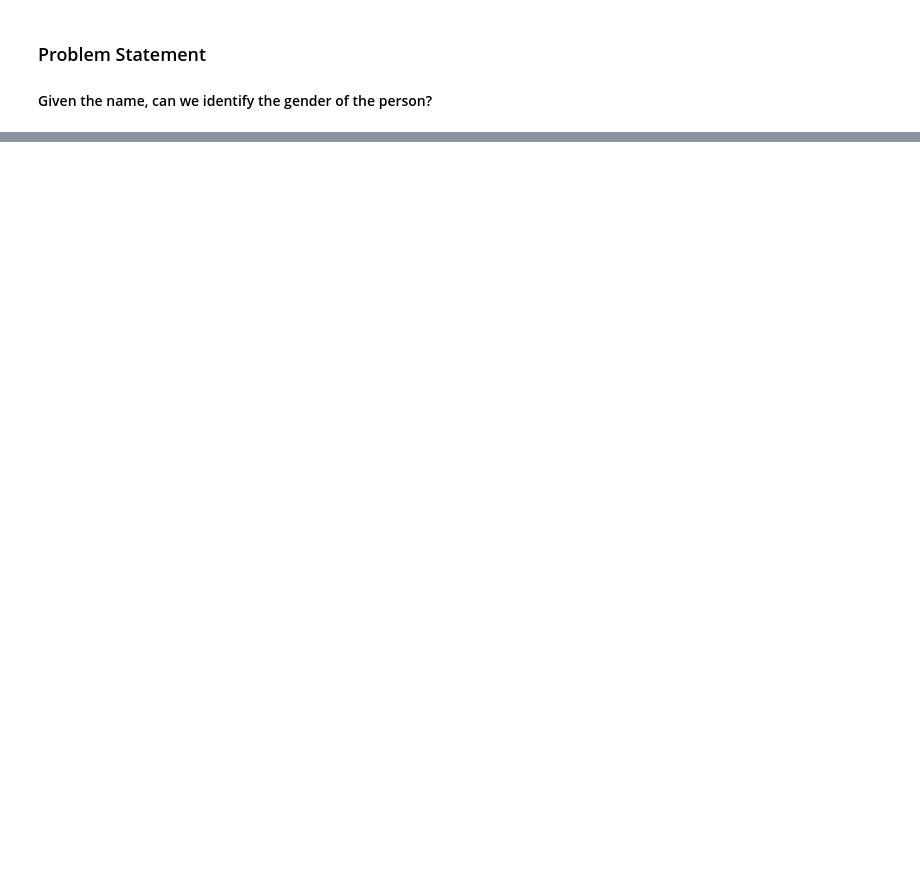
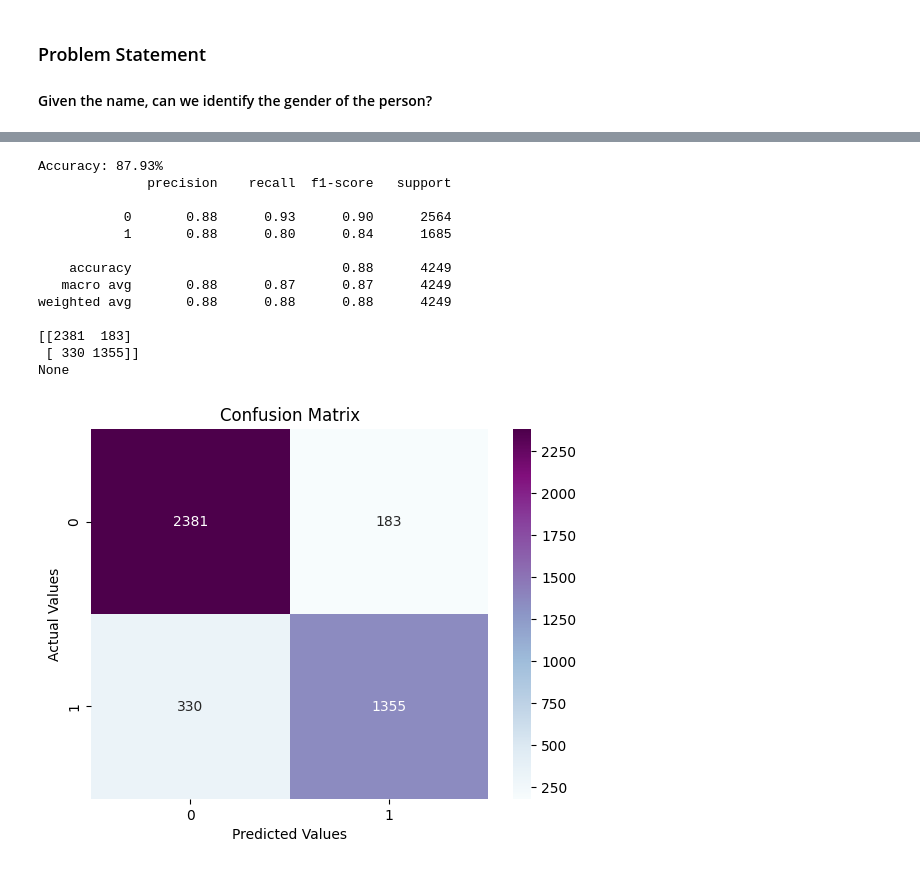
Before and after one commit to Neshmwaniki/Customers-Name-Gender-Classification, a Jupyter notebook: Gender Identification- Name based.ipynb, the cells around one changed output, grey strips where cells are left out. Saved outputs shown, nothing was run; the diff lists cells and outputs as text; code cells hidden in the pictures; blank space fills up the shorter version.

```diff
--- a/Gender Identification- Name based.ipynb
+++ b/Gender Identification- Name based.ipynb
@@ -236,6 +337,14 @@ from sklearn.naive_bayes import MultinomialNB
 NB_model = MultinomialNB()
 NB_model.fit(x_train, y_train)
 NB_y_pred = NB_model.predict(x_test)
+# %%
+## random forest
+from sklearn.ensemble import RandomForestClassifier
+
+# Create a Random Forest model
+RF_model = RandomForestClassifier(random_state=42)
+RF_model.fit(x_train, y_train)
+RF_y_pred = RF_model.predict(x_test)
 # %%
 ## K Nearest Neighbors
 from sklearn.neighbors import KNeighborsClassifier
@@ -265,6 +374,6 @@ XGB_y_pred = XGB_model.predict(x_test)
 # %%
 ## preview prediction output
 
-XGB_y_pred = XGB_y_pred.tolist()
-df_predictions = pd.DataFrame({'Cleaned Name': dt.loc[range(len(x_test)), 'Cleaned Name'], 'Predicted_Gender': encoder.inverse_transform(XGB_y_pred)})
+RF_y_pred = RF_y_pred.tolist()
+df_predictions = pd.DataFrame({'Cleaned Name': dt.loc[range(len(x_test)), 'Cleaned Name'], 'Predicted_Gender': encoder.inverse_transform(RF_y_pred)})
 df_predictions.head()
@@ -302,3 +450,27 @@ print(cmatrix(NB_model))
+# %%
+# for random forest
+accuracy = metrics.accuracy_score(RF_y_pred,y_test)
+
+print("Accuracy: %.2f%%" % (accuracy*100))
+
+print(metrics.classification_report(y_test,RF_y_pred))
+
+print(cmatrix(RF_model))
+# %% [output]
+Accuracy: 87.93%
+              precision    recall  f1-score   support
+
+           0       0.88      0.93      0.90      2564
+           1       0.88      0.80      0.84      1685
+
+    accuracy                           0.88      4249
+   macro avg       0.88      0.87      0.87      4249
+weighted avg       0.88      0.88      0.88      4249
+
+[[2381  183]
+ [ 330 1355]]
+None
+[figure, added]
 # %%
 # for knn
 accuracy = metrics.accuracy_score(knn_y_pred,y_test)
```
Also changed, not shown: parts of 126 cells of this notebook.
